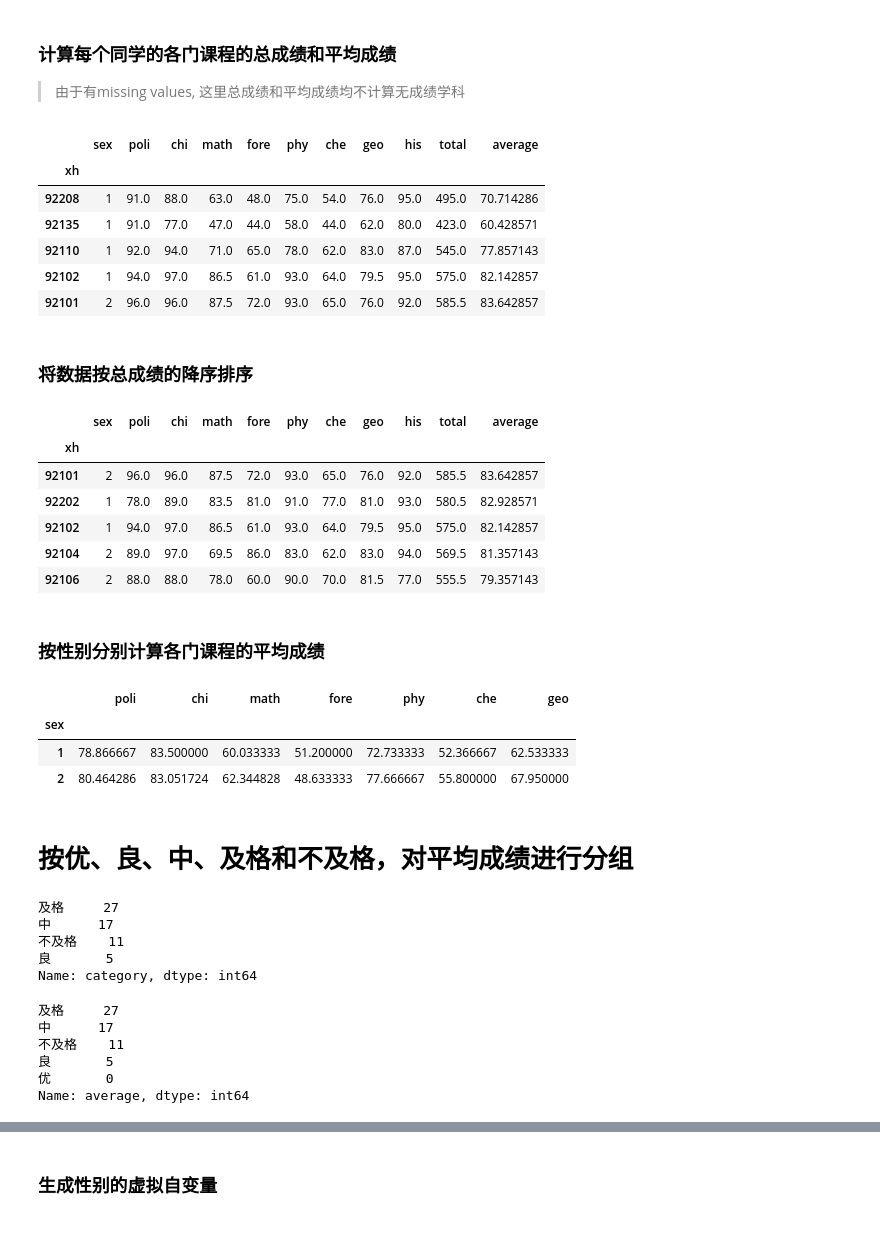
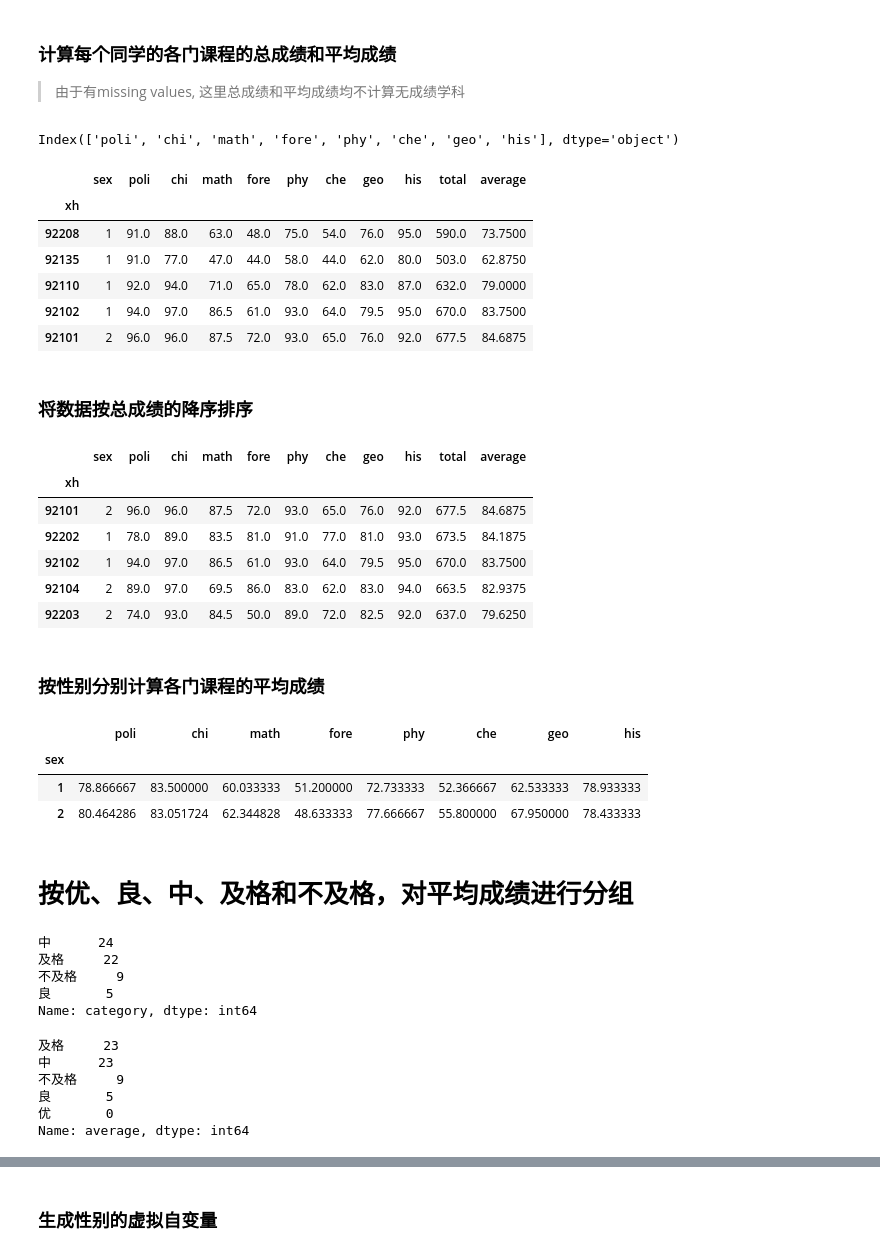
Before and after one commit to Nyahua/rucMachineLearning, a Jupyter notebook: charpter01/homework/01.ipynb, the cells around one changed output, grey strips where cells are left out. Saved outputs shown, nothing was run; the diff lists cells and outputs as text; code cells hidden in the pictures.

```diff
--- a/charpter01/homework/01.ipynb
+++ b/charpter01/homework/01.ipynb
@@ -34,18 +34,20 @@ df.head()
 ### 计算每个同学的各门课程的总成绩和平均成绩
 > 由于有missing values, 这里总成绩和平均成绩均不计算无成绩学科
 # %%
-subjects = df.columns[1:-1]
+subjects = df.columns[1:] # subjects title
+print(subjects)
 df['total'] = df[subjects].sum(axis=1)
 df['average'] = df[subjects].mean(axis=1)
 df.tail()
 # %% [output]
+Index(['poli', 'chi', 'math', 'fore', 'phy', 'che', 'geo', 'his'], dtype='object')
 |  | sex | poli | chi | math | fore | phy | che | geo | his | total | average |
 | xh |  |  |  |  |  |  |  |  |  |  |  |
-| 92208 | 1 | 91.0 | 88.0 | 63.0 | 48.0 | 75.0 | 54.0 | 76.0 | 95.0 | 495.0 | 70.714286 |
-| 92135 | 1 | 91.0 | 77.0 | 47.0 | 44.0 | 58.0 | 44.0 | 62.0 | 80.0 | 423.0 | 60.428571 |
-| 92110 | 1 | 92.0 | 94.0 | 71.0 | 65.0 | 78.0 | 62.0 | 83.0 | 87.0 | 545.0 | 77.857143 |
-| 92102 | 1 | 94.0 | 97.0 | 86.5 | 61.0 | 93.0 | 64.0 | 79.5 | 95.0 | 575.0 | 82.142857 |
-| 92101 | 2 | 96.0 | 96.0 | 87.5 | 72.0 | 93.0 | 65.0 | 76.0 | 92.0 | 585.5 | 83.642857 |
+| 92208 | 1 | 91.0 | 88.0 | 63.0 | 48.0 | 75.0 | 54.0 | 76.0 | 95.0 | 590.0 | 73.7500 |
+| 92135 | 1 | 91.0 | 77.0 | 47.0 | 44.0 | 58.0 | 44.0 | 62.0 | 80.0 | 503.0 | 62.8750 |
+| 92110 | 1 | 92.0 | 94.0 | 71.0 | 65.0 | 78.0 | 62.0 | 83.0 | 87.0 | 632.0 | 79.0000 |
+| 92102 | 1 | 94.0 | 97.0 | 86.5 | 61.0 | 93.0 | 64.0 | 79.5 | 95.0 | 670.0 | 83.7500 |
+| 92101 | 2 | 96.0 | 96.0 | 87.5 | 72.0 | 93.0 | 65.0 | 76.0 | 92.0 | 677.5 | 84.6875 |
 # %% [markdown]
  ### 将数据按总成绩的降序排序
 # %%
@@ -54,20 +56,20 @@ df.head()
 # %% [output]
 |  | sex | poli | chi | math | fore | phy | che | geo | his | total | average |
 | xh |  |  |  |  |  |  |  |  |  |  |  |
-| 92101 | 2 | 96.0 | 96.0 | 87.5 | 72.0 | 93.0 | 65.0 | 76.0 | 92.0 | 585.5 | 83.642857 |
-| 92202 | 1 | 78.0 | 89.0 | 83.5 | 81.0 | 91.0 | 77.0 | 81.0 | 93.0 | 580.5 | 82.928571 |
-| 92102 | 1 | 94.0 | 97.0 | 86.5 | 61.0 | 93.0 | 64.0 | 79.5 | 95.0 | 575.0 | 82.142857 |
-| 92104 | 2 | 89.0 | 97.0 | 69.5 | 86.0 | 83.0 | 62.0 | 83.0 | 94.0 | 569.5 | 81.357143 |
-| 92106 | 2 | 88.0 | 88.0 | 78.0 | 60.0 | 90.0 | 70.0 | 81.5 | 77.0 | 555.5 | 79.357143 |
+| 92101 | 2 | 96.0 | 96.0 | 87.5 | 72.0 | 93.0 | 65.0 | 76.0 | 92.0 | 677.5 | 84.6875 |
+| 92202 | 1 | 78.0 | 89.0 | 83.5 | 81.0 | 91.0 | 77.0 | 81.0 | 93.0 | 673.5 | 84.1875 |
+| 92102 | 1 | 94.0 | 97.0 | 86.5 | 61.0 | 93.0 | 64.0 | 79.5 | 95.0 | 670.0 | 83.7500 |
+| 92104 | 2 | 89.0 | 97.0 | 69.5 | 86.0 | 83.0 | 62.0 | 83.0 | 94.0 | 663.5 | 82.9375 |
+| 92203 | 2 | 74.0 | 93.0 | 84.5 | 50.0 | 89.0 | 72.0 | 82.5 | 92.0 | 637.0 | 79.6250 |
 # %% [markdown]
 ### 按性别分别计算各门课程的平均成绩
 # %%
 df.groupby('sex')[subjects].mean()
 # %% [output]
-|  | poli | chi | math | fore | phy | che | geo |
-| sex |  |  |  |  |  |  |  |
-| 1 | 78.866667 | 83.500000 | 60.033333 | 51.200000 | 72.733333 | 52.366667 | 62.533333 |
-| 2 | 80.464286 | 83.051724 | 62.344828 | 48.633333 | 77.666667 | 55.800000 | 67.950000 |
+|  | poli | chi | math | fore | phy | che | geo | his |
+| sex |  |  |  |  |  |  |  |  |
+| 1 | 78.866667 | 83.500000 | 60.033333 | 51.200000 | 72.733333 | 52.366667 | 62.533333 | 78.933333 |
+| 2 | 80.464286 | 83.051724 | 62.344828 | 48.633333 | 77.666667 | 55.800000 | 67.950000 | 78.433333 |
 # %% [markdown]
 # 按优、良、中、及格和不及格，对平均成绩进行分组
 # %%
@@ -79,9 +81,9 @@ df.loc[df.average>=80, 'category'] = '良'
 df.loc[df.average>=90, 'category'] = '优'
 df.category.value_counts()
 # %% [output]
-及格     27
-中      17
-不及格    11
+中      24
+及格     22
+不及格     9
 良       5
 Name: category, dtype: int64
 # %%
@@ -92,9 +94,9 @@ pd.cut(
     labels=['不及格', '及格', '中', '良', '优']
 ).value_counts()
 # %% [output]
-及格     27
-中      17
-不及格    11
+及格     23
+中      23
+不及格     9
 良       5
 优       0
 Name: average, dtype: int64
```
Also changed, not shown: parts of 9 cells of this notebook.
